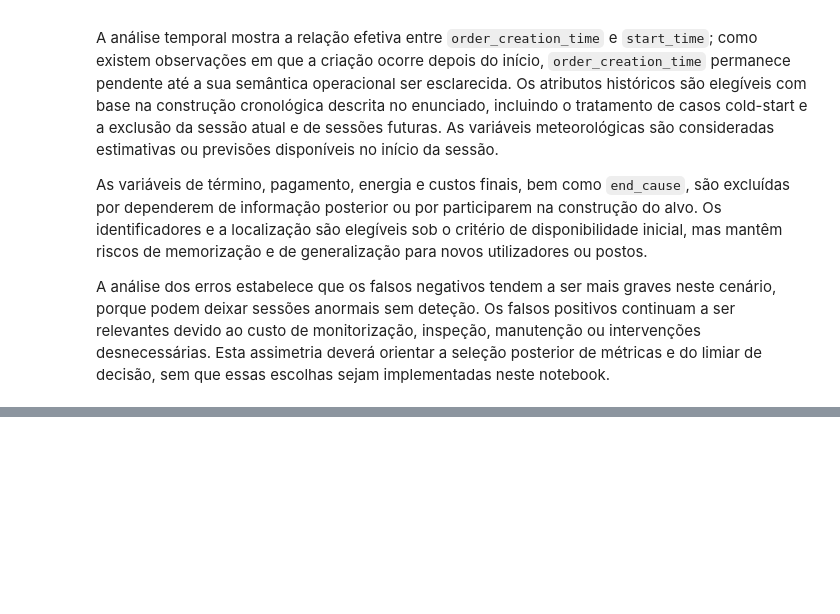
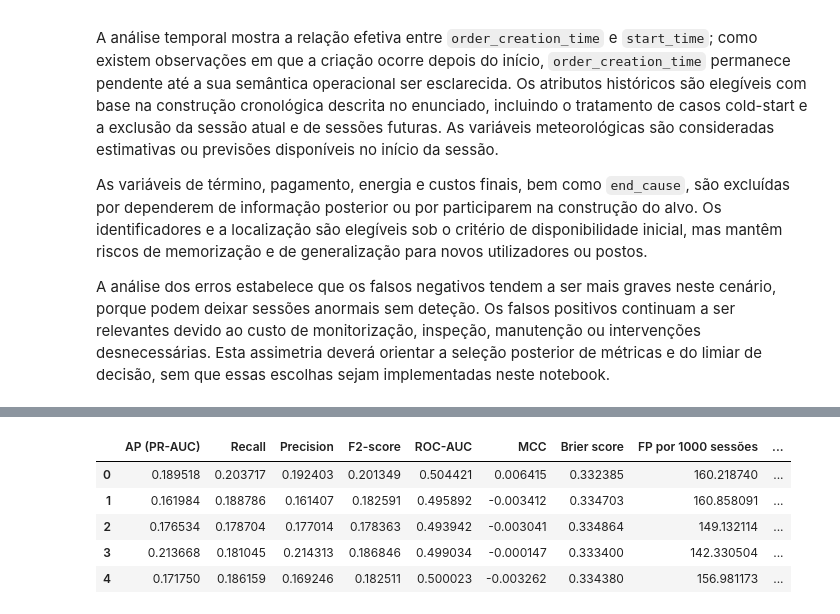
Before and after one commit to marianaCorreiia/MINDD-GPA-1260527-1211883-1231261, a Jupyter notebook: task2.ipynb, the cells around one changed output, grey strips where cells are left out. Saved outputs shown, nothing was run; the diff lists cells and outputs as text; code cells hidden in the pictures; blank space fills up the shorter version.

```diff
--- a/task2.ipynb
+++ b/task2.ipynb
@@ -501,0 +771,31 @@ A análise dos erros estabelece que os falsos negativos tendem a ser mais graves
+# %%
+RANDOM_STATE = 42
+random_fold_results = []
+
+for fold_number, (train_idx, test_idx) in enumerate(temporal_folds, start=1):
+    y_train = evaluation_df.iloc[train_idx]["is_abnormal"].to_numpy()
+    y_test = evaluation_df.iloc[test_idx]["is_abnormal"].to_numpy()
+
+    prevalence_train = float(y_train.mean())
+    rng = np.random.default_rng(RANDOM_STATE + fold_number)
+    y_score = rng.uniform(0, 1, size=len(y_test))
+    random_threshold = 1 - prevalence_train
+
+    result = calculate_metrics(
+        y_test, y_score, threshold=random_threshold
+    )
+    result["fold"] = fold_number
+    result["baseline"] = "Aleatório proporcional à prevalência"
+    result["prevalência_treino"] = prevalence_train
+    result["limiar"] = random_threshold
+    random_fold_results.append(result)
+
+random_results_df = pd.DataFrame(random_fold_results)
+display(random_results_df)
+# %% [output]
+|  | AP (PR-AUC) | Recall | Precision | F2-score | ROC-AUC | MCC | Brier score | FP por 1000 sessões | ... |
+| 0 | 0.189518 | 0.203717 | 0.192403 | 0.201349 | 0.504421 | 0.006415 | 0.332385 | 160.218740 | ... |
+| 1 | 0.161984 | 0.188786 | 0.161407 | 0.182591 | 0.495892 | -0.003412 | 0.334703 | 160.858091 | ... |
+| 2 | 0.176534 | 0.178704 | 0.177014 | 0.178363 | 0.493942 | -0.003041 | 0.334864 | 149.132114 | ... |
+| 3 | 0.213668 | 0.181045 | 0.214313 | 0.186846 | 0.499034 | -0.000147 | 0.333400 | 142.330504 | ... |
+| 4 | 0.171750 | 0.186159 | 0.169246 | 0.182511 | 0.500023 | -0.003262 | 0.334380 | 156.981173 | ... |
```
Also changed, not shown: parts of 20 cells of this notebook.
